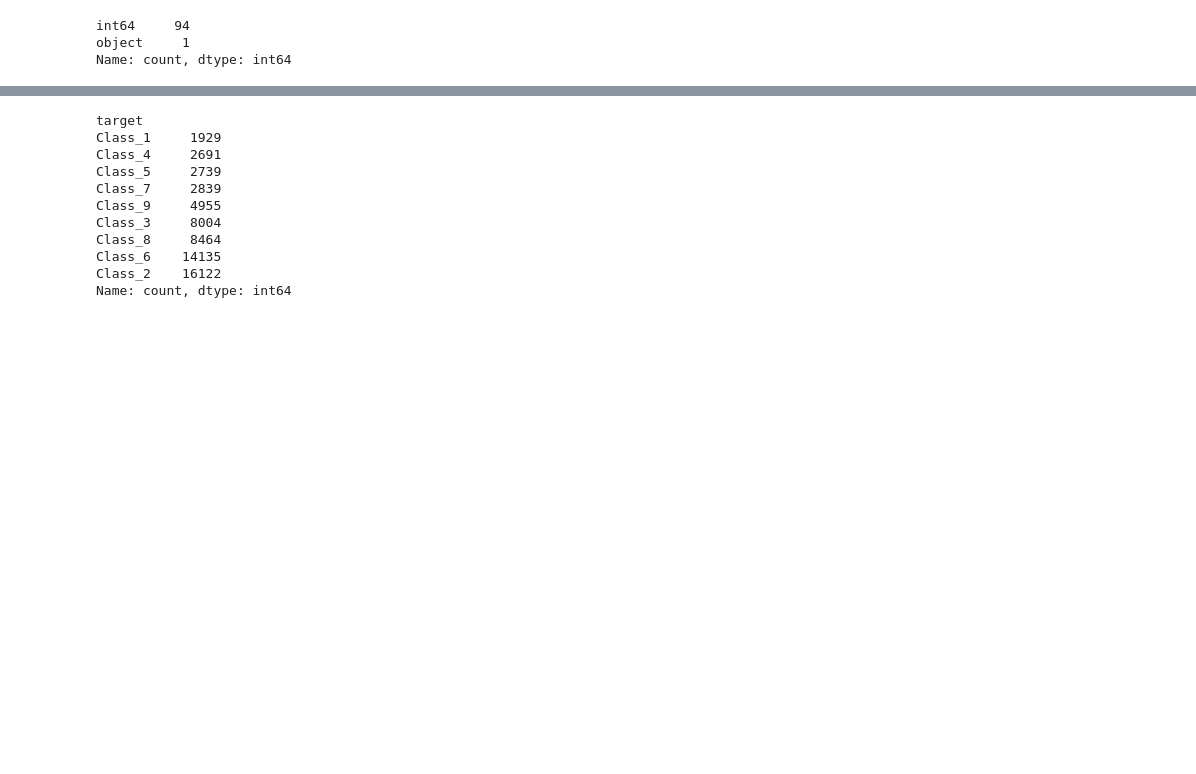
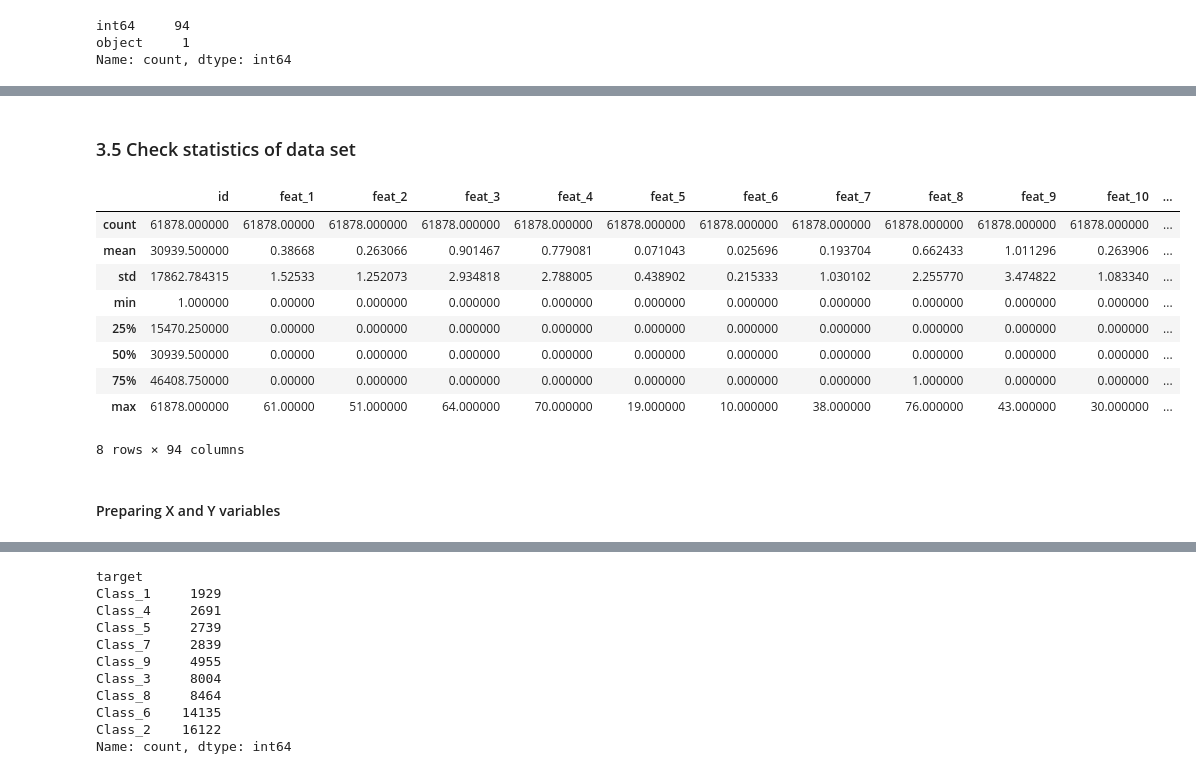
Before and after one commit to Newshasadat/otto-group-product-classification-challenge, a Jupyter notebook: notebook.ipynb, the cells around one changed output, grey strips where cells are left out. Cells and saved outputs as stored; diff of their text form; code cells hidden in the pictures; blank space fills up the shorter version.

```diff
--- a/notebook.ipynb
+++ b/notebook.ipynb
@@ -89,3 +184,20 @@ np.int64(0)
+# %% [markdown]
+### 3.5 Check statistics of data set
+# %%
+df.describe()
+# %% [output]
+|  | id | feat_1 | feat_2 | feat_3 | feat_4 | feat_5 | feat_6 | feat_7 | feat_8 | feat_9 | feat_10 | ... |
+| count | 61878.000000 | 61878.00000 | 61878.000000 | 61878.000000 | 61878.000000 | 61878.000000 | 61878.000000 | 61878.000000 | 61878.000000 | 61878.000000 | 61878.000000 | ... |
+| mean | 30939.500000 | 0.38668 | 0.263066 | 0.901467 | 0.779081 | 0.071043 | 0.025696 | 0.193704 | 0.662433 | 1.011296 | 0.263906 | ... |
+| std | 17862.784315 | 1.52533 | 1.252073 | 2.934818 | 2.788005 | 0.438902 | 0.215333 | 1.030102 | 2.255770 | 3.474822 | 1.083340 | ... |
+| min | 1.000000 | 0.00000 | 0.000000 | 0.000000 | 0.000000 | 0.000000 | 0.000000 | 0.000000 | 0.000000 | 0.000000 | 0.000000 | ... |
+| 25% | 15470.250000 | 0.00000 | 0.000000 | 0.000000 | 0.000000 | 0.000000 | 0.000000 | 0.000000 | 0.000000 | 0.000000 | 0.000000 | ... |
+| 50% | 30939.500000 | 0.00000 | 0.000000 | 0.000000 | 0.000000 | 0.000000 | 0.000000 | 0.000000 | 0.000000 | 0.000000 | 0.000000 | ... |
+| 75% | 46408.750000 | 0.00000 | 0.000000 | 0.000000 | 0.000000 | 0.000000 | 0.000000 | 0.000000 | 1.000000 | 0.000000 | 0.000000 | ... |
+| max | 61878.000000 | 61.00000 | 51.000000 | 64.000000 | 70.000000 | 19.000000 | 10.000000 | 38.000000 | 76.000000 | 43.000000 | 30.000000 | ... |
+8 rows × 94 columns
+# %% [markdown]
+#### Preparing X and Y variables
 # %%
 target_col = "target"
 y = df[target_col]
```
Also changed, not shown: parts of 87 cells of this notebook, 2 other files.
